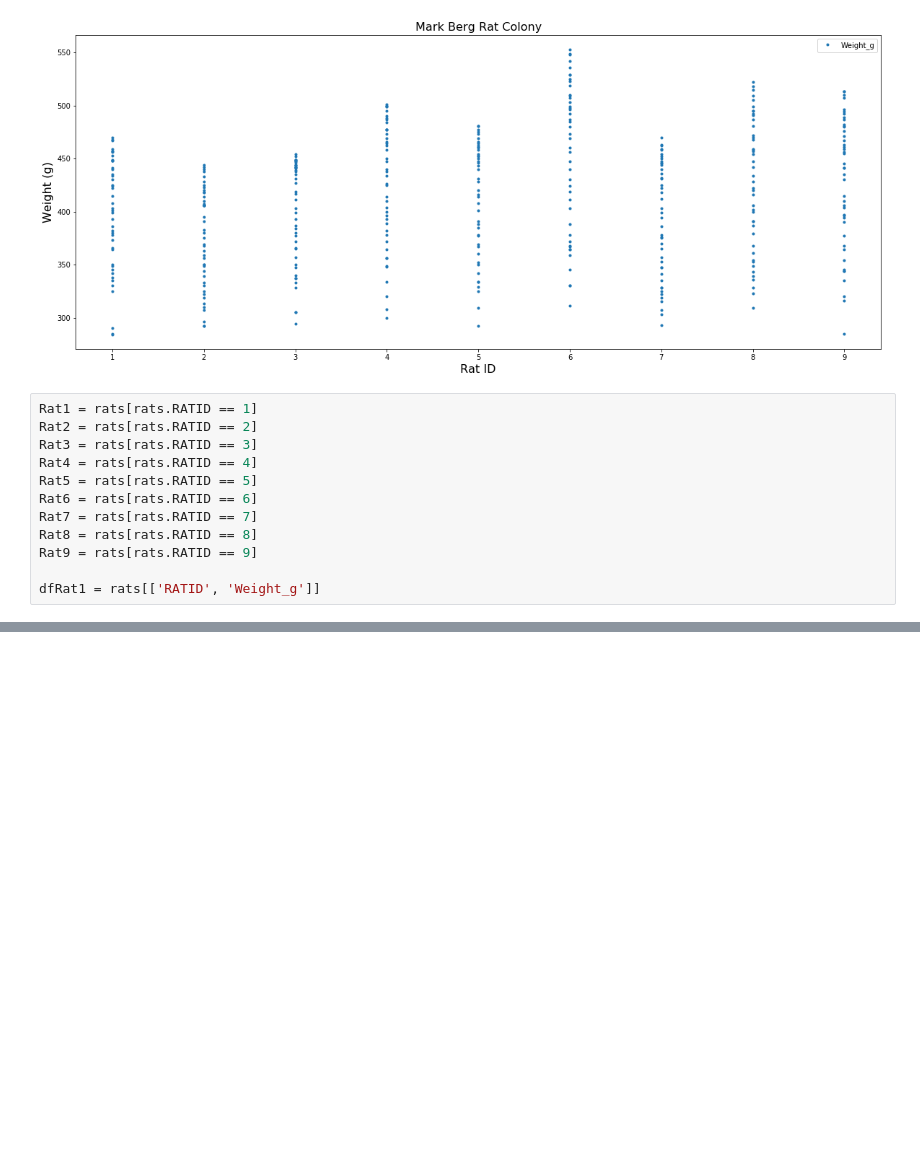
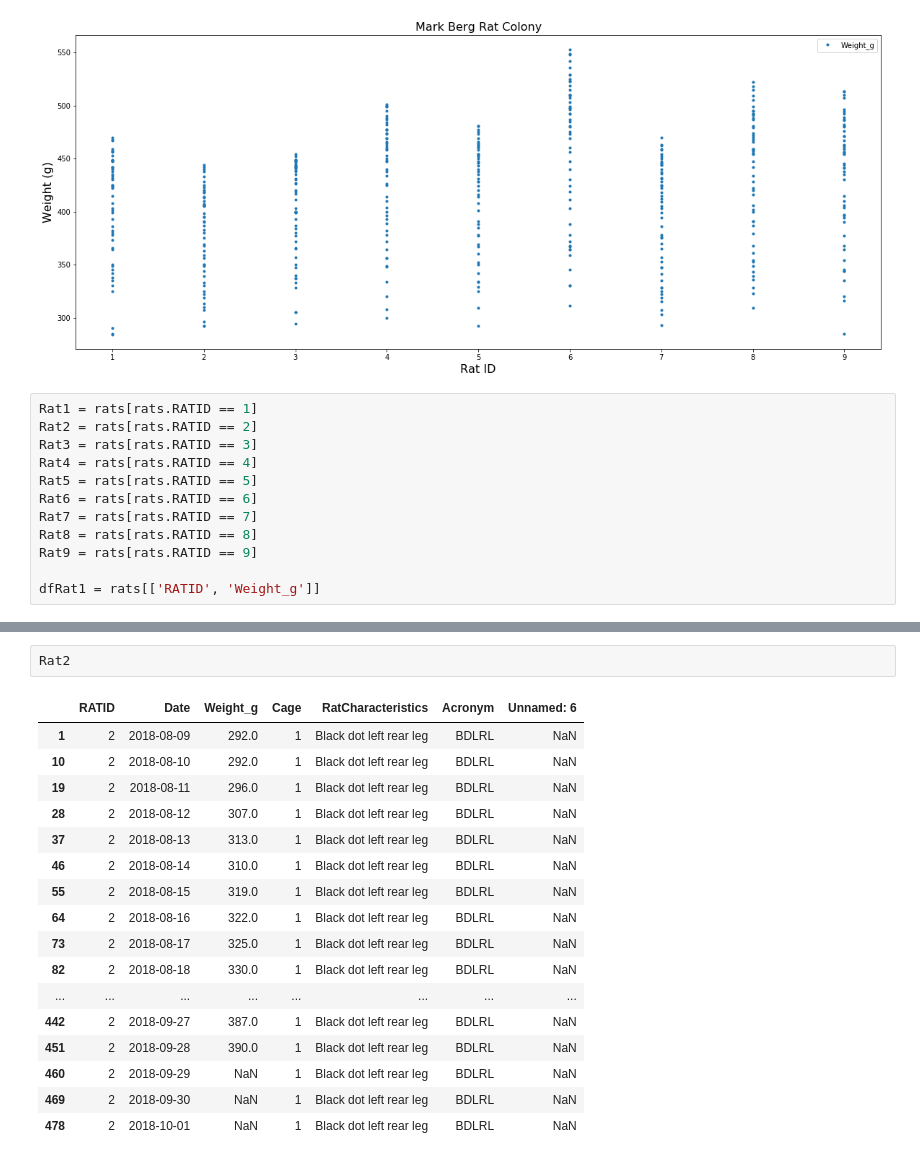
Before and after one commit to MelissaLaurino/MarkBergRatColony, a Jupyter notebook: MarkBerg_RatColony.ipynb, the cells around one changed output, grey strips where cells are left out. Cells and saved outputs as stored; diff of their text form; blank space fills up the shorter version.

```diff
--- a/MarkBerg_RatColony.ipynb
+++ b/MarkBerg_RatColony.ipynb
@@ -190,3 +210,23 @@ plt.show()
+# %%
+Rat2
+# %% [output]
+|  | RATID | Date | Weight_g | Cage | RatCharacteristics | Acronym | Unnamed: 6 |
+| 1 | 2 | 2018-08-09 | 292.0 | 1 | Black dot left rear leg | BDLRL | NaN |
+| 10 | 2 | 2018-08-10 | 292.0 | 1 | Black dot left rear leg | BDLRL | NaN |
+| 19 | 2 | 2018-08-11 | 296.0 | 1 | Black dot left rear leg | BDLRL | NaN |
+| 28 | 2 | 2018-08-12 | 307.0 | 1 | Black dot left rear leg | BDLRL | NaN |
+| 37 | 2 | 2018-08-13 | 313.0 | 1 | Black dot left rear leg | BDLRL | NaN |
+| 46 | 2 | 2018-08-14 | 310.0 | 1 | Black dot left rear leg | BDLRL | NaN |
+| 55 | 2 | 2018-08-15 | 319.0 | 1 | Black dot left rear leg | BDLRL | NaN |
+| 64 | 2 | 2018-08-16 | 322.0 | 1 | Black dot left rear leg | BDLRL | NaN |
+| 73 | 2 | 2018-08-17 | 325.0 | 1 | Black dot left rear leg | BDLRL | NaN |
+| 82 | 2 | 2018-08-18 | 330.0 | 1 | Black dot left rear leg | BDLRL | NaN |
+| ... | ... | ... | ... | ... | ... | ... | ... |
+| 442 | 2 | 2018-09-27 | 387.0 | 1 | Black dot left rear leg | BDLRL | NaN |
+| 451 | 2 | 2018-09-28 | 390.0 | 1 | Black dot left rear leg | BDLRL | NaN |
+| 460 | 2 | 2018-09-29 | NaN | 1 | Black dot left rear leg | BDLRL | NaN |
+| 469 | 2 | 2018-09-30 | NaN | 1 | Black dot left rear leg | BDLRL | NaN |
+| 478 | 2 | 2018-10-01 | NaN | 1 | Black dot left rear leg | BDLRL | NaN |
 # %%
 plt.figure(figsize=(20,8))
 plt.plot(Rat2.Date, Rat2.Weight_g, "c-", label='Rat 2 - BDLRL',linewidth= 4,markersize=5, alpha=.80)
```
Also changed, not shown: parts of 18 cells of this notebook, 1 other file.
